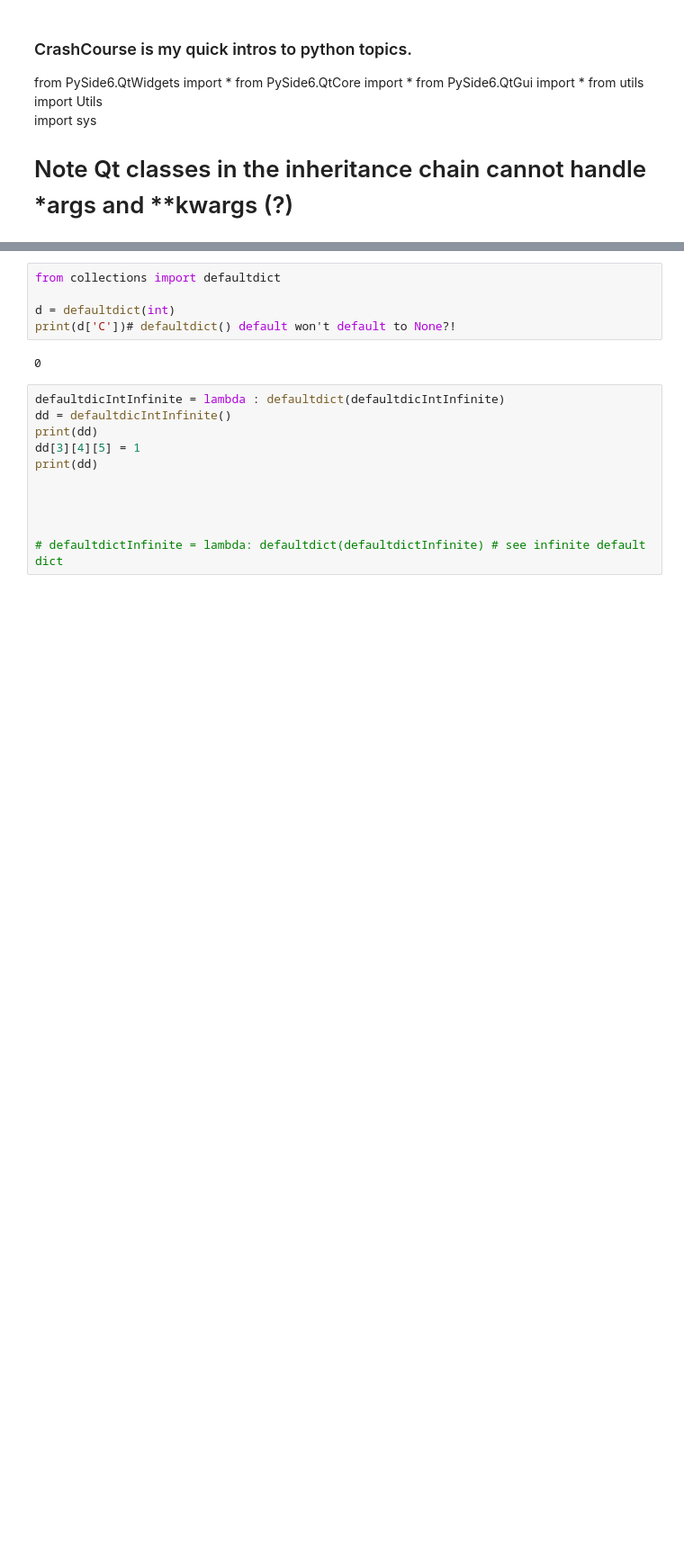
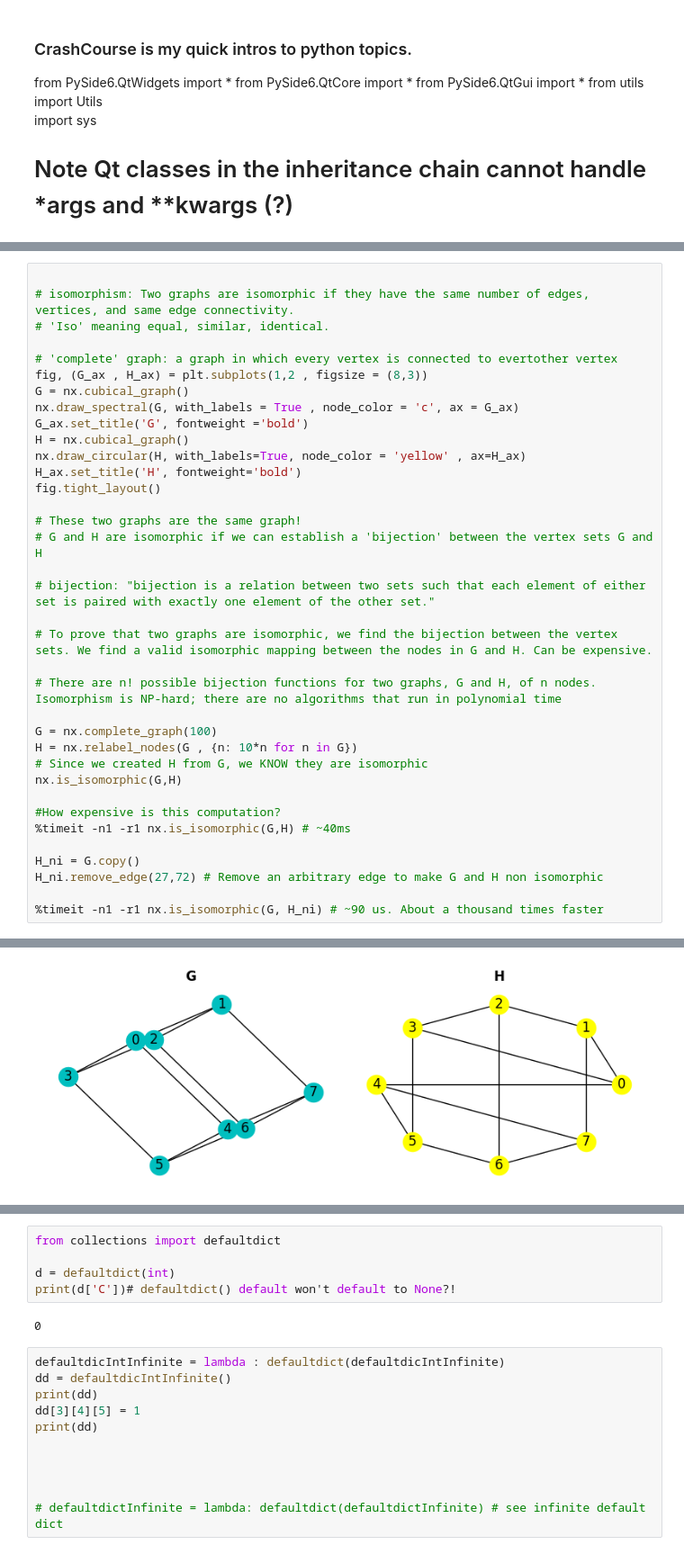
Before and after one commit to rdrisc33/Saura, a Jupyter notebook: crash_course.ipynb, the cells around one changed output, grey strips where cells are left out. Shown at 90% size. Drawn from its saved outputs; the diff is of its cells as text; blank space fills up the shorter version.

```diff
--- a/crash_course.ipynb
+++ b/crash_course.ipynb
@@ -167,0 +460,37 @@ MySCHEMATICSCENE.KEYPRESSEVENT
+# %%
+
+# isomorphism: Two graphs are isomorphic if they have the same number of edges, vertices, and same edge connectivity.
+# 'Iso' meaning equal, similar, identical.
+
+# 'complete' graph: a graph in which every vertex is connected to evertother vertex
+fig, (G_ax , H_ax) = plt.subplots(1,2 , figsize = (8,3))
+G = nx.cubical_graph()
+nx.draw_spectral(G, with_labels = True , node_color = 'c', ax = G_ax)
+G_ax.set_title('G', fontweight ='bold')
+H = nx.cubical_graph()
+nx.draw_circular(H, with_labels=True, node_color = 'yellow' , ax=H_ax)
+H_ax.set_title('H', fontweight='bold')
+fig.tight_layout()
+
+# These two graphs are the same graph!
+# G and H are isomorphic if we can establish a 'bijection' between the vertex sets G and H
+
+# bijection: "bijection is a relation between two sets such that each element of either set is paired with exactly one element of the other set."
+
+# To prove that two graphs are isomorphic, we find the bijection between the vertex sets. We find a valid isomorphic mapping between the nodes in G and H. Can be expensive.
+
+# There are n! possible bijection functions for two graphs, G and H, of n nodes. Isomorphism is NP-hard; there are no algorithms that run in polynomial time
+
+G = nx.complete_graph(100)
+H = nx.relabel_nodes(G , {n: 10*n for n in G})
+# Since we created H from G, we KNOW they are isomorphic
+nx.is_isomorphic(G,H)
+
+#How expensive is this computation?
+%timeit -n1 -r1 nx.is_isomorphic(G,H) # ~40ms
+
+H_ni = G.copy()
+H_ni.remove_edge(27,72) # Remove an arbitrary edge to make G and H non isomorphic
+
+%timeit -n1 -r1 nx.is_isomorphic(G, H_ni) # ~90 us. About a thousand times faster
+# %% [output]
@@ -167,0 +499 @@ MySCHEMATICSCENE.KEYPRESSEVENT
+[figure, added]
```
Also changed, not shown: parts of 23 cells of this notebook, 9 other files.
